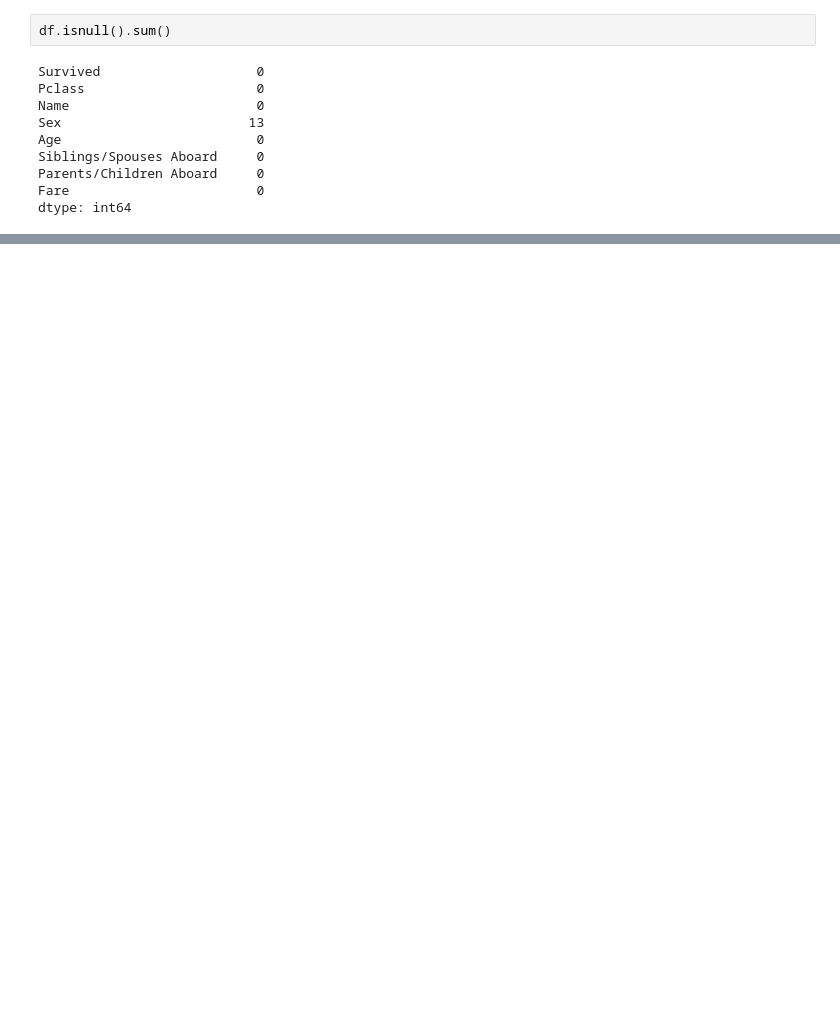
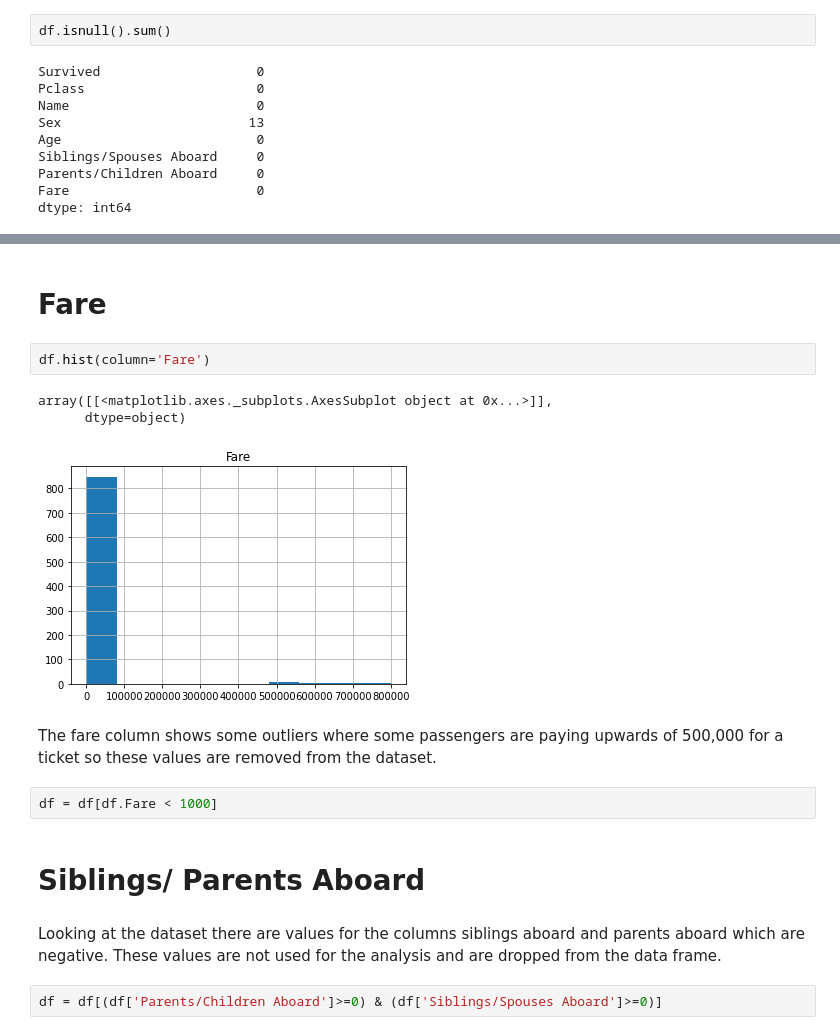
Before and after one commit to N1khil5/titanicDataset, a Jupyter notebook: titanic.ipynb, the cells around one changed output, grey strips where cells are left out. Drawn from its saved outputs; the diff is of its cells as text; blank space fills up the shorter version.

```diff
--- a/titanic.ipynb
+++ b/titanic.ipynb
@@ -410,0 +111,18 @@ NameError: name 'sns' is not defined
+# %% [markdown]
+# Fare <a class='anchor' id='second-three'></a>
+# %%
+df.hist(column='Fare')
+# %% [output]
+array([[<matplotlib.axes._subplots.AxesSubplot object at 0x...>]],
+      dtype=object)
+[figure, added]
+# %% [markdown]
+The fare column shows some outliers where some passengers are paying upwards of 500,000 for a ticket so these values are removed from the dataset.
+# %%
+df = df[df.Fare < 1000]
+# %% [markdown]
+# Siblings/ Parents Aboard <a class='anchor' id='second-four'></a>
+# %% [markdown]
+Looking at the dataset there are values for the columns siblings aboard and parents aboard which are negative. These values are not used for the analysis and are dropped from the data frame.
+# %%
+df = df[(df['Parents/Children Aboard']>=0) & (df['Siblings/Spouses Aboard']>=0)]
```
Also changed, not shown: parts of 123 cells of this notebook.
